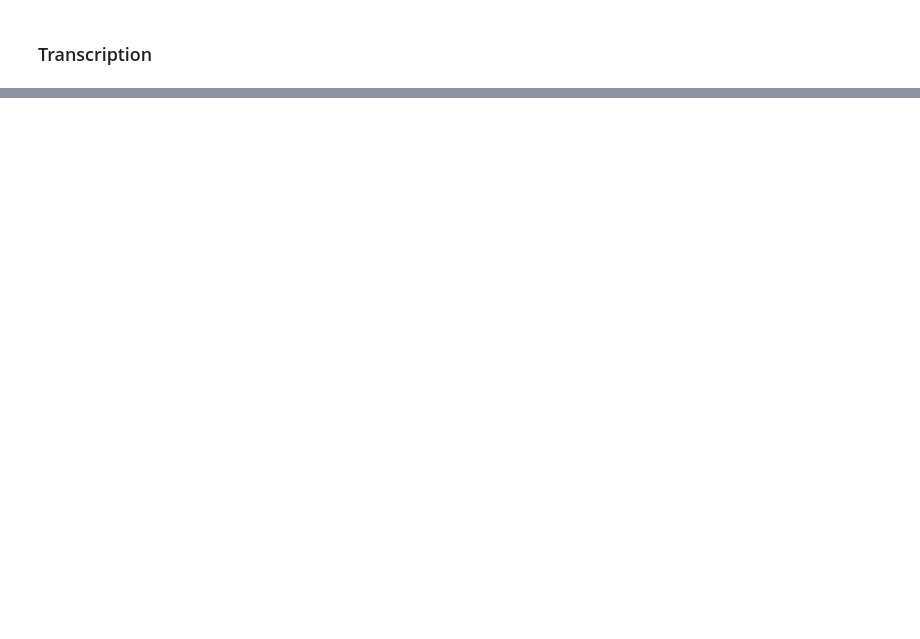
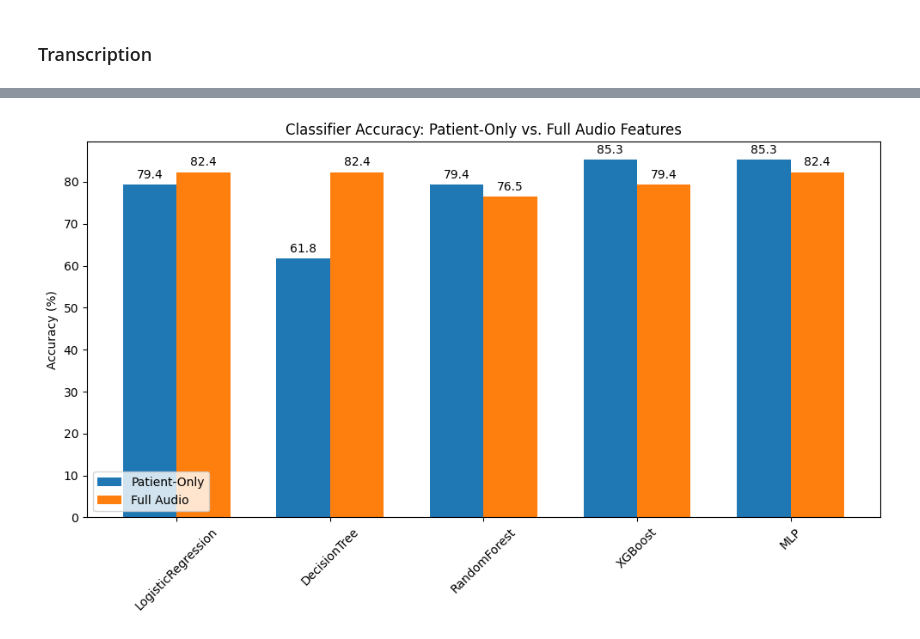
Before and after one commit to Keene-AI-Lab/text, a Jupyter notebook: text.ipynb, the cells around one changed output, grey strips where cells are left out. Cells and saved outputs as stored; diff of their text form; code cells hidden in the pictures; blank space fills up the shorter version.

Commit message:
compared patient and full audio feature vectors

```diff
--- a/text.ipynb
+++ b/text.ipynb
@@ -241,0 +347,18 @@ Whisper did not predict an ending timestamp, which can happen if audio is cut of
+# %%
+(patient_features, patient_labels), (full_features, full_labels) = load_feature_data()
+print("Patient features shape:", patient_features.shape)
+print("Patient labels shape:", patient_labels.shape)
+print("Full audio features shape:", full_features.shape)
+print("Full audio labels shape:", full_labels.shape)
+
+# split each dataset into training and test sets.
+X_train_patient, X_test_patient, y_train_patient, y_test_patient = split_data(patient_features, patient_labels)
+X_train_full, X_test_full, y_train_full, y_test_full = split_data(full_features, full_labels)
+
+classifiers = get_classifiers()
+
+# train and evaluate classifiers on patient-only features.
+results_patient = train_and_evaluate(X_train_patient, X_test_patient, y_train_patient, y_test_patient, classifiers)
+
+# train and evaluate classifiers on full audio features.
+results_full = train_and_evaluate(X_train_full, X_test_full, y_train_full, y_test_full, classifiers)
@@ -241,0 +382,4 @@ Whisper did not predict an ending timestamp, which can happen if audio is cut of
+# %%
+plot_results(results_patient, results_full)
+# %% [output]
+[figure, added]
```
Also changed, not shown: parts of 11 cells of this notebook.
